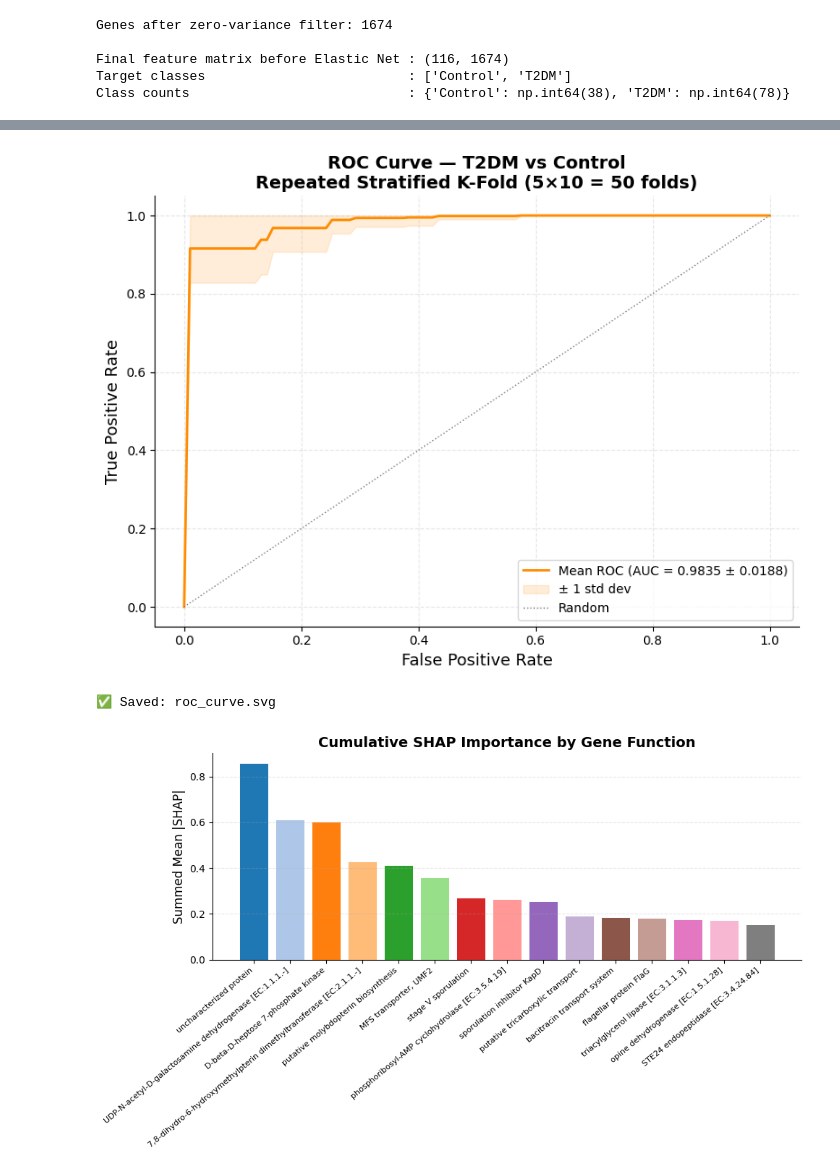
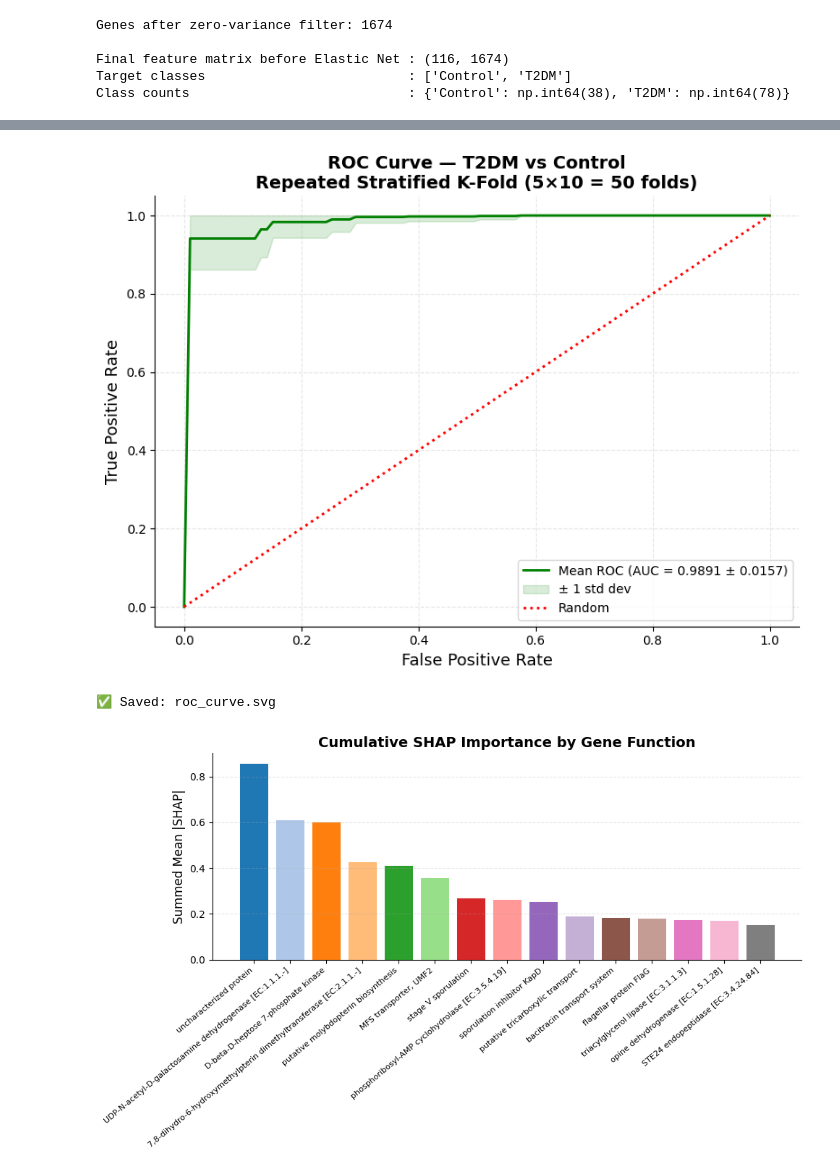
Before and after one commit to nibaskumar93n-debug/Morphoinformatics, a Jupyter notebook: ElasticNet_gene_Repeatedkfold_SHAP.ipynb, the cells around one changed output, grey strips where cells are left out. Cells and saved outputs as stored; diff of their text form; code cells hidden in the pictures.

```diff
--- a/ElasticNet_gene_Repeatedkfold_SHAP.ipynb
+++ b/ElasticNet_gene_Repeatedkfold_SHAP.ipynb
@@ -489,10 +482,9 @@ rskf = RepeatedStratifiedKFold(n_splits=N_CV_FOLDS, n_repeats=N_REPEATS,
 for train_idx, test_idx in rskf.split(X, y):
     fold_model = XGBClassifier(
         **best_params,
-        eval_metric      = "mlogloss" if n_classes > 2 else "logloss",
-        scale_pos_weight = scale_pos_weight,
-        random_state     = RANDOM_STATE,
-        n_jobs           = -1,
+        eval_metric  = "mlogloss" if n_classes > 2 else "logloss",
+        random_state = RANDOM_STATE,
+        n_jobs       = -1,
     )
     fold_model.fit(X[train_idx], y[train_idx])
     fold_preds = fold_model.predict(X[test_idx])
@@ -505,15 +497,19 @@ y_pred_cv = np.array([
 ])
 
 fig, ax = plt.subplots(figsize=(6, 5))
-ConfusionMatrixDisplay.from_predictions(
+disp = ConfusionMatrixDisplay.from_predictions(
     y, y_pred_cv,
     display_labels = classes,
     cmap           = "Blues",
     ax             = ax,
-    colorbar       = False
+    colorbar       = False,
+    text_kw        = {"fontsize": 24}   # ← bigger numbers inside matrix
 )
 ax.set_title(f"Confusion Matrix\n(Repeated K-Fold {N_CV_FOLDS}×{N_REPEATS} — majority vote)",
-              fontsize=12, fontweight="bold")
+              fontsize=13, fontweight="bold")
+ax.set_xlabel("Predicted Label", fontsize=14)
+ax.set_ylabel("True Label", fontsize=14)
+ax.tick_params(axis='both', labelsize=14)   # ← bigger class label text
 
 plt.tight_layout()
 plt.savefig("confusion_matrix.svg", dpi=300, bbox_inches="tight")
@@ -545,10 +541,9 @@ rskf = RepeatedStratifiedKFold(n_splits=N_CV_FOLDS, n_repeats=N_REPEATS,
 for train_idx, test_idx in rskf.split(X, y):
     fold_model = XGBClassifier(
         **best_params,
-        eval_metric      = "mlogloss" if n_classes > 2 else "logloss",
-        scale_pos_weight = scale_pos_weight,
-        random_state     = RANDOM_STATE,
-        n_jobs           = -1,
+        eval_metric  = "mlogloss" if n_classes > 2 else "logloss",
+        random_state = RANDOM_STATE,
+        n_jobs       = -1,
     )
     fold_model.fit(X[train_idx], y[train_idx])
     fold_proba  = fold_model.predict_proba(X[test_idx])[:, 1]
@@ -556,37 +551,37 @@ for train_idx, test_idx in rskf.split(X, y):
     tprs.append(np.interp(mean_fpr, fpr, tpr))
     tprs[-1][0] = 0.0
     aucs_roc.append(auc(fpr, tpr))
 
 mean_tpr     = np.mean(tprs, axis=0)
 mean_tpr[-1] = 1.0
 mean_auc     = np.mean(aucs_roc)
 std_auc      = np.std(aucs_roc)
 std_tpr      = np.std(tprs, axis=0)
 tprs_upper   = np.minimum(mean_tpr + std_tpr, 1)
 tprs_lower   = np.maximum(mean_tpr - std_tpr, 0)
 
 fig, ax = plt.subplots(figsize=(8, 6))
-ax.plot(mean_fpr, mean_tpr, color='darkorange', lw=2,
+ax.plot(mean_fpr, mean_tpr, color='green', lw=2,
         label=f'Mean ROC (AUC = {mean_auc:.4f} ± {std_auc:.4f})')
 ax.fill_between(mean_fpr, tprs_lower, tprs_upper,
-                color='darkorange', alpha=0.15, label='± 1 std dev')
-ax.plot([0, 1], [0, 1], color='grey', lw=1, linestyle=':', label='Random')
+                color='green', alpha=0.15, label='± 1 std dev')
+ax.plot([0, 1], [0, 1], color='red', lw=2, linestyle=':', label='Random')
 
 ax.set_xlabel("False Positive Rate", fontsize=13)
 ax.set_ylabel("True Positive Rate", fontsize=13)
 ax.set_title(f"ROC Curve — {CLASS_POSITIVE} vs {CLASS_NEGATIVE}\n"
              f"Repeated Stratified K-Fold ({N_CV_FOLDS}×{N_REPEATS} = {N_CV_FOLDS*N_REPEATS} folds)",
              fontsize=14, fontweight="bold")
 ax.legend(loc="lower right", fontsize=10)
 ax.grid(alpha=0.3, linestyle="--")
 ax.spines[["top","right"]].set_visible(False)
 
 plt.tight_layout()
 plt.savefig("roc_curve.svg", dpi=300, bbox_inches="tight")
 plt.show()
 print("✅ Saved: roc_curve.svg")
 # %% [output]
-[figure, old version]
+[figure, new version]
 ✅ Saved: roc_curve.svg
 # %%
 shap_df["Category"] = shap_df["definition"].apply(
```
Also changed, not shown: parts of 9 cells of this notebook.
